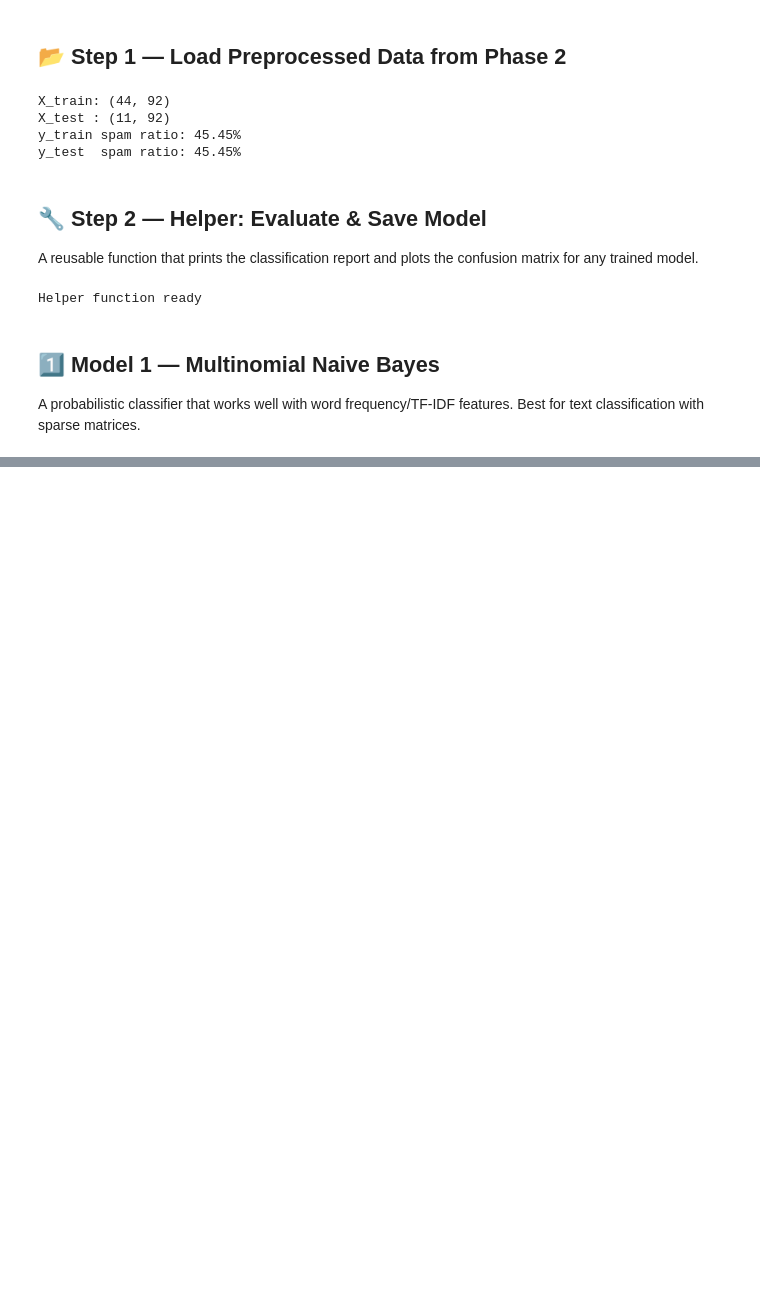
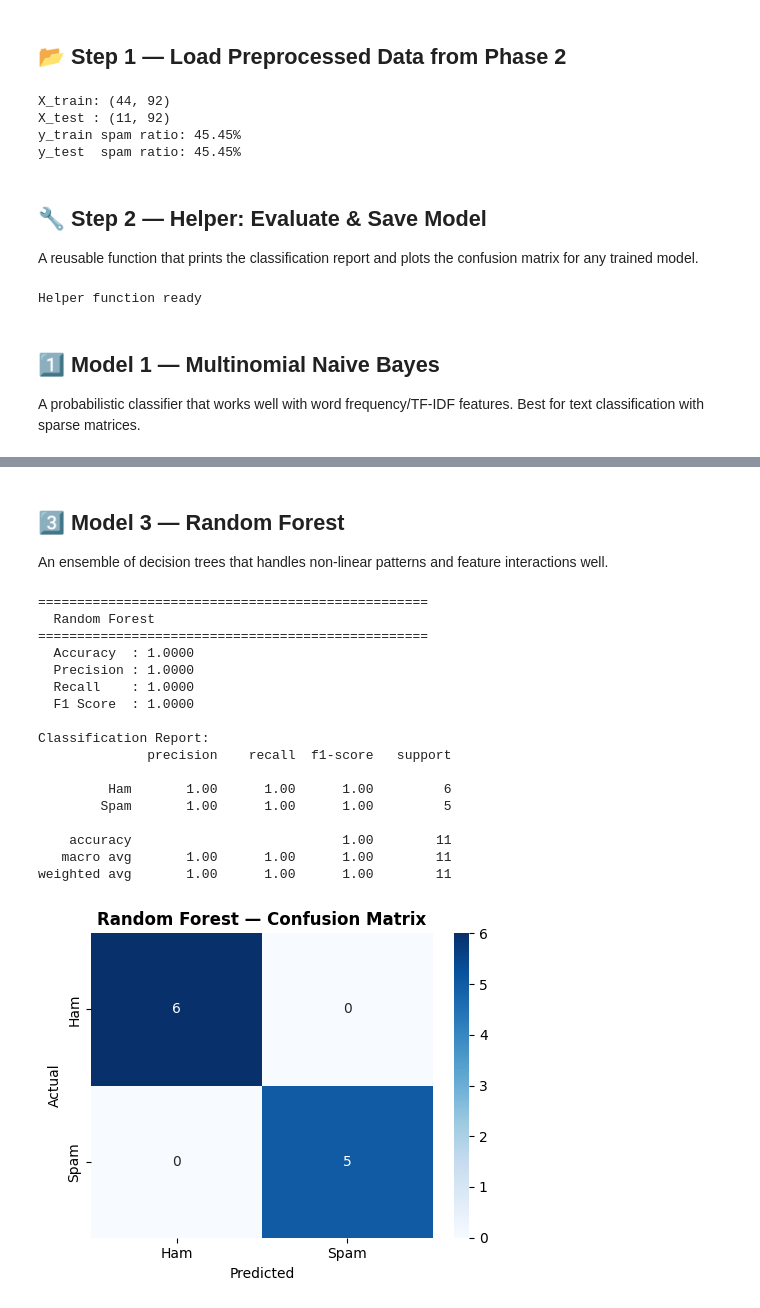
Before and after one commit to Kidrah-kun/spam-detector, a Jupyter notebook: notebooks/Phase3_Model_Training.ipynb, the cells around one changed output, grey strips where cells are left out. Drawn from its saved outputs; the diff is of its cells as text; code cells hidden in the pictures; blank space fills up the shorter version.

```diff
--- a/notebooks/Phase3_Model_Training.ipynb
+++ b/notebooks/Phase3_Model_Training.ipynb
@@ -114,0 +164,29 @@ ValueError: Negative values in data passed to MultinomialNB (input X).
+# %% [markdown]
+## 3️⃣ Model 3 — Random Forest
+
+An ensemble of decision trees that handles non-linear patterns and feature interactions well.
+# %%
+rf_model = RandomForestClassifier(n_estimators=100, random_state=42, n_jobs=-1)
+rf_model.fit(X_train, y_train)
+
+joblib.dump(rf_model, '../models/random_forest.pkl')
+evaluate_model('Random Forest', rf_model, X_test, y_test)
+# %% [output]
+==================================================
+  Random Forest
+==================================================
+  Accuracy  : 1.0000
+  Precision : 1.0000
+  Recall    : 1.0000
+  F1 Score  : 1.0000
+
+Classification Report:
+              precision    recall  f1-score   support
+
+         Ham       1.00      1.00      1.00         6
+        Spam       1.00      1.00      1.00         5
+
+    accuracy                           1.00        11
+   macro avg       1.00      1.00      1.00        11
+weighted avg       1.00      1.00      1.00        11
+[figure, added]
```
Also changed, not shown: parts of 7 cells of this notebook, 8 other files.
